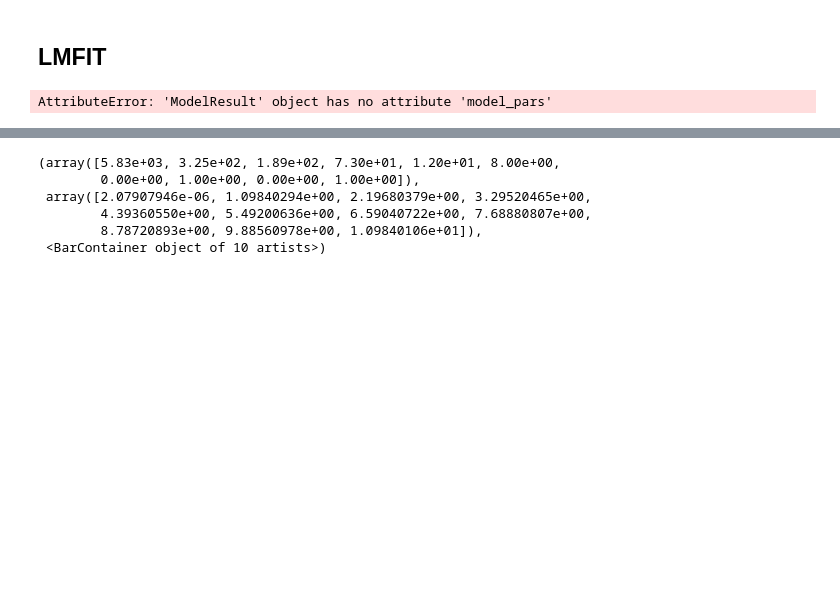
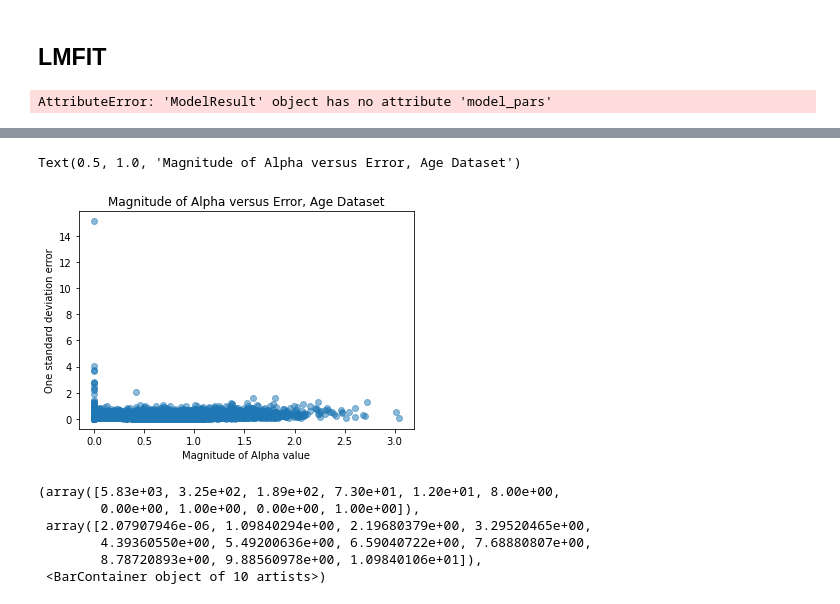
Before and after one commit to Nance-Lab/diff_predictor, a Jupyter notebook: notebooks/alpha_conf_interval.ipynb, the cells around one changed output, grey strips where cells are left out. Drawn from its saved outputs; the diff is of its cells as text; code cells hidden in the pictures; blank space fills up the shorter version.

```diff
--- a/notebooks/alpha_conf_interval.ipynb
+++ b/notebooks/alpha_conf_interval.ipynb
@@ -30,5 +30,16 @@ Using current directory for loading data: /Users/nelsschimek/Documents/Nance Lab
 age_msd_path = workbookDir + '/raw_data_age/'
 age_feature_path = workbookDir + '/data/raw_data_age/'
 
-age_msd_filelist = [f for f in listdir(age_msd_path) if isfile(join(age_msd_path, f)) and 'msd_P70' in f]
-age_feature_filelist = [f for f in listdir(age_feature_path) if isfile(join(age_feature_path, f)) and 'features_P70' in f]
+age_msd_filelist_70 = [f for f in listdir(age_msd_path) if isfile(join(age_msd_path, f)) and 'P70' in f]
+age_msd_filelist_14 = [f for f in listdir(age_msd_path) if isfile(join(age_msd_path, f)) and 'P14' in f]
+age_msd_filelist_35 = [f for f in listdir(age_msd_path) if isfile(join(age_msd_path, f)) and 'P35' in f]
+age_msd_filelist = age_msd_filelist_70 + age_msd_filelist_14 + age_msd_filelist_35
+
+age_feature_filelist_70 = [f for f in listdir(age_feature_path) if isfile(join(age_feature_path, f)) and 'features_P70' in f ]
+age_feature_filelist_14 = [f for f in listdir(age_feature_path) if isfile(join(age_feature_path, f)) and 'features_P14' in f ]
+age_feature_filelist_35 = [f for f in listdir(age_feature_path) if isfile(join(age_feature_path, f)) and 'features_P35' in f ]
+
+age_feature_filelist = age_feature_filelist_14 + age_feature_filelist_35 + age_feature_filelist_70
+
+print(len(age_msd_filelist))
+print(len(age_feature_filelist))
@@ -36,7 +50,9 @@ age_feature_filelist = [f for f in listdir(age_feature_path) if isfile(join(age_
 ## Scipy curvefit
 # %%
 perr_alph = []
+mag_alph = []
 perr_dcoef = []
+mag_coef = []
 
 for i in range(len(age_msd_filelist)):
 
@@ -61,6 +77,8 @@ for i in range(len(age_msd_filelist)):
             perr = np.sqrt(np.diag(pcov))
             perr_alph.append(perr[0])
             perr_dcoef.append(perr[1])
+            mag_alph.append(alph)
+            mag_coef.append(dcoef)
         except RuntimeError:
             print('Optimal parameters not found. Print NaN instead.')
             alph = np.nan
@@ -122,3 +142,11 @@ array([15.10824194])
+# %%
+plt.scatter(mag_alph, perr_alph, alpha=0.5)
+plt.xlabel('Magnitude of Alpha value')
+plt.ylabel('One standard deviation error')
+plt.title('Magnitude of Alpha versus Error, Age Dataset')
+# %% [output]
+Text(0.5, 1.0, 'Magnitude of Alpha versus Error, Age Dataset')
+[figure, added]
 # %%
 perr_dcoef_arr = np.array(perr_dcoef)
 perr_dcoef_arr = perr_dcoef_arr[perr_dcoef_arr != np.inf]
```
Also changed, not shown: parts of 14 cells of this notebook.
